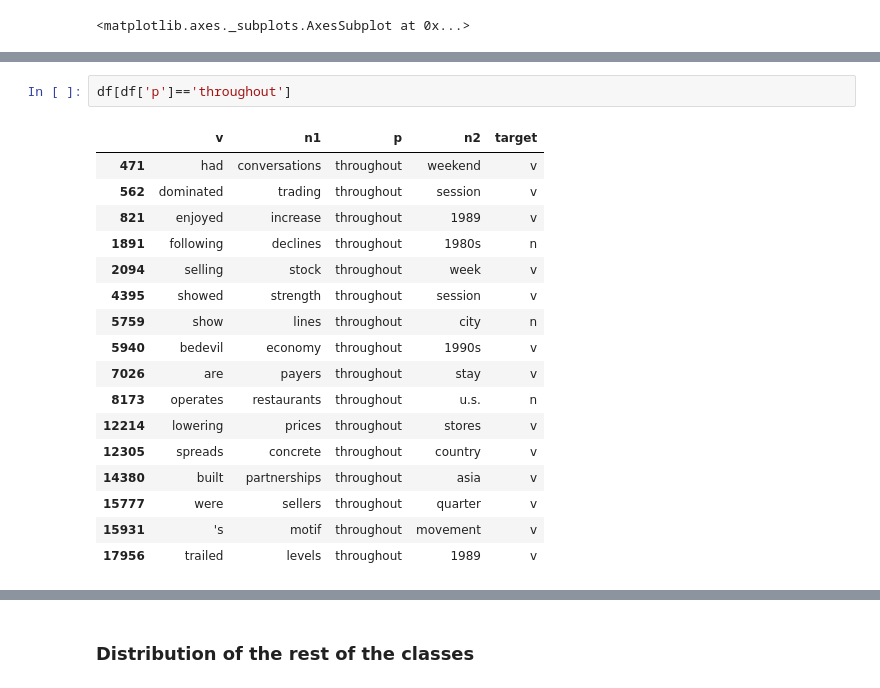
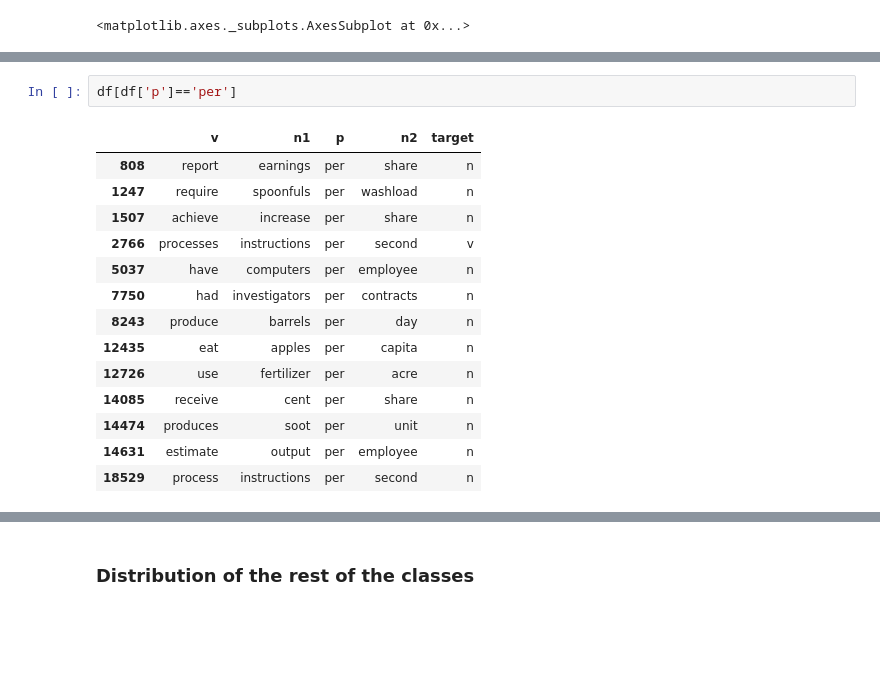
Before and after one commit to liadmagen/NLP-Course, a Jupyter notebook: exercises_notebooks_solutions/04_LM_PP_Attachment_classification__solution.ipynb, the cells around one changed output, grey strips where cells are left out. Drawn from its saved outputs; the diff is of its cells as text; blank space fills up the shorter version.

```diff
--- a/exercises_notebooks_solutions/04_LM_PP_Attachment_classification__solution.ipynb
+++ b/exercises_notebooks_solutions/04_LM_PP_Attachment_classification__solution.ipynb
@@ -314,20 +397,17 @@ nltk.FreqDist(df[df['target']=='v']['p']).plot()
 # %%
-df[df['p']=='throughout']
+df[df['p']=='per']
 # %% [output]
 |  | v | n1 | p | n2 | target |
-| 471 | had | conversations | throughout | weekend | v |
-| 562 | dominated | trading | throughout | session | v |
-| 821 | enjoyed | increase | throughout | 1989 | v |
-| 1891 | following | declines | throughout | 1980s | n |
-| 2094 | selling | stock | throughout | week | v |
-| 4395 | showed | strength | throughout | session | v |
-| 5759 | show | lines | throughout | city | n |
-| 5940 | bedevil | economy | throughout | 1990s | v |
-| 7026 | are | payers | throughout | stay | v |
-| 8173 | operates | restaurants | throughout | u.s. | n |
-| 12214 | lowering | prices | throughout | stores | v |
-| 12305 | spreads | concrete | throughout | country | v |
-| 14380 | built | partnerships | throughout | asia | v |
-| 15777 | were | sellers | throughout | quarter | v |
-| 15931 | 's | motif | throughout | movement | v |
-| 17956 | trailed | levels | throughout | 1989 | v |
+| 808 | report | earnings | per | share | n |
+| 1247 | require | spoonfuls | per | washload | n |
+| 1507 | achieve | increase | per | share | n |
+| 2766 | processes | instructions | per | second | v |
+| 5037 | have | computers | per | employee | n |
+| 7750 | had | investigators | per | contracts | n |
+| 8243 | produce | barrels | per | day | n |
+| 12435 | eat | apples | per | capita | n |
+| 12726 | use | fertilizer | per | acre | n |
+| 14085 | receive | cent | per | share | n |
+| 14474 | produces | soot | per | unit | n |
+| 14631 | estimate | output | per | employee | n |
+| 18529 | process | instructions | per | second | n |
```
Also changed, not shown: parts of 15 cells of this notebook.
